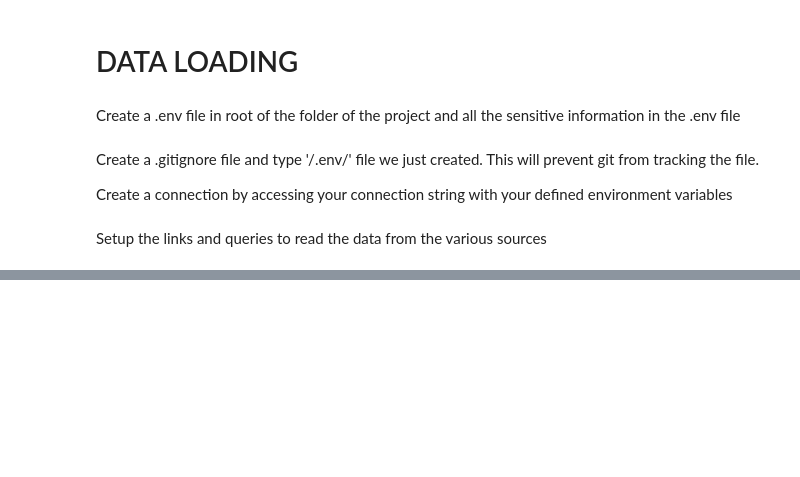
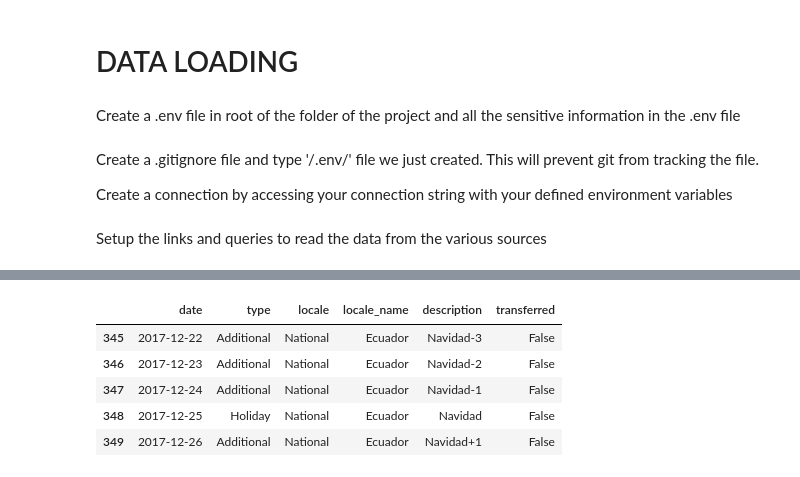
Before and after one commit to snyamson/LP3-Super-Store-Time-Series-Forecasting, a Jupyter notebook: code/lp3 - super store time series forecasting.ipynb, the cells around one changed output, grey strips where cells are left out. Saved outputs shown, nothing was run; the diff lists cells and outputs as text; code cells hidden in the pictures; blank space fills up the shorter version.

```diff
--- a/code/lp3 - super store time series forecasting.ipynb
+++ b/code/lp3 - super store time series forecasting.ipynb
@@ -72,0 +113,10 @@ test = pd.read_csv('./data/test.csv', parse_dates=['date'])
+# %%
+# View the last 5 rows of the holidays_events dataset
+holidays_events.tail()
+# %% [output]
+|  | date | type | locale | locale_name | description | transferred |
+| 345 | 2017-12-22 | Additional | National | Ecuador | Navidad-3 | False |
+| 346 | 2017-12-23 | Additional | National | Ecuador | Navidad-2 | False |
+| 347 | 2017-12-24 | Additional | National | Ecuador | Navidad-1 | False |
+| 348 | 2017-12-25 | Holiday | National | Ecuador | Navidad | False |
+| 349 | 2017-12-26 | Additional | National | Ecuador | Navidad+1 | False |
```
Also changed, not shown: parts of 45 cells of this notebook.
